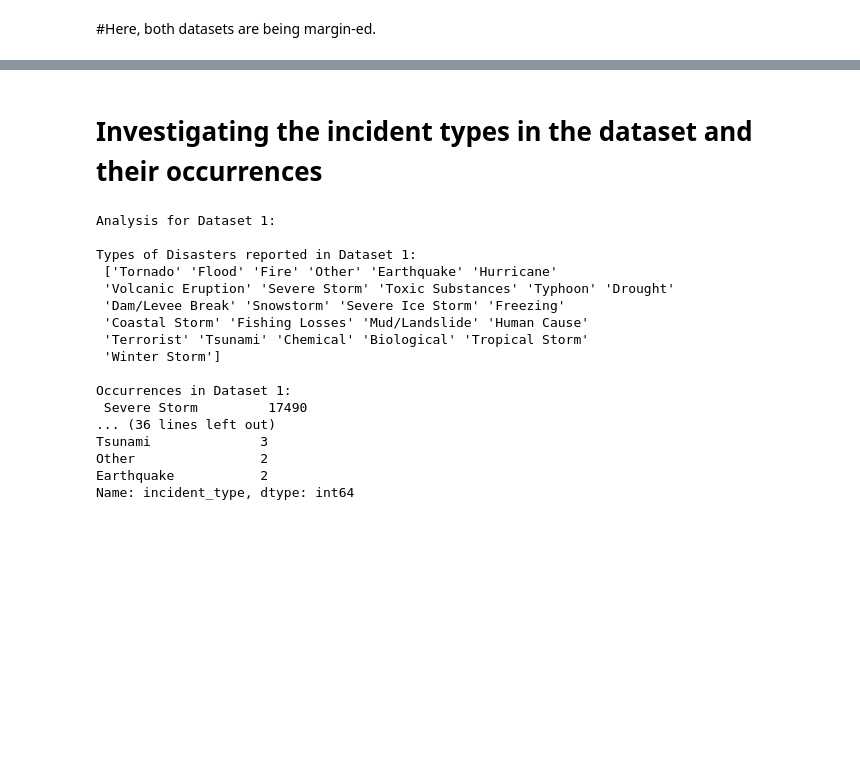
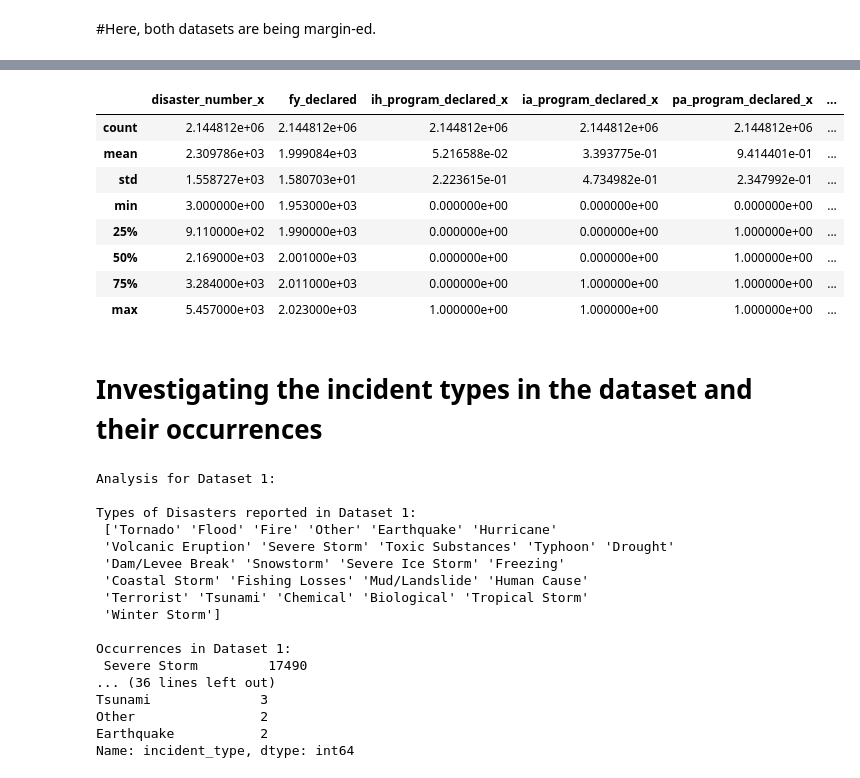
Before and after one commit to narinder-bit/Research-Project, a Jupyter notebook: descriptive_of_US_disaster_declaration.ipynb, the cells around one changed output, grey strips where cells are left out. Cells and saved outputs as stored; diff of their text form; code cells hidden in the pictures; blank space fills up the shorter version.

```diff
--- a/descriptive_of_US_disaster_declaration.ipynb
+++ b/descriptive_of_US_disaster_declaration.ipynb
@@ -123,3 +143,15 @@ Merged Data Sample:
+# %%
+merged_data.describe()
+# %% [output]
+|  | disaster_number_x | fy_declared | ih_program_declared_x | ia_program_declared_x | pa_program_declared_x | ... |
+| count | 2.144812e+06 | 2.144812e+06 | 2.144812e+06 | 2.144812e+06 | 2.144812e+06 | ... |
+| mean | 2.309786e+03 | 1.999084e+03 | 5.216588e-02 | 3.393775e-01 | 9.414401e-01 | ... |
+| std | 1.558727e+03 | 1.580703e+01 | 2.223615e-01 | 4.734982e-01 | 2.347992e-01 | ... |
+| min | 3.000000e+00 | 1.953000e+03 | 0.000000e+00 | 0.000000e+00 | 0.000000e+00 | ... |
+| 25% | 9.110000e+02 | 1.990000e+03 | 0.000000e+00 | 0.000000e+00 | 1.000000e+00 | ... |
+| 50% | 2.169000e+03 | 2.001000e+03 | 0.000000e+00 | 0.000000e+00 | 1.000000e+00 | ... |
+| 75% | 3.284000e+03 | 2.011000e+03 | 0.000000e+00 | 1.000000e+00 | 1.000000e+00 | ... |
+| max | 5.457000e+03 | 2.023000e+03 | 1.000000e+00 | 1.000000e+00 | 1.000000e+00 | ... |
 # %% [markdown]
 # Investigating the incident types in the dataset and their occurrences
 # %%
```
Also changed, not shown: parts of 5 cells of this notebook.
